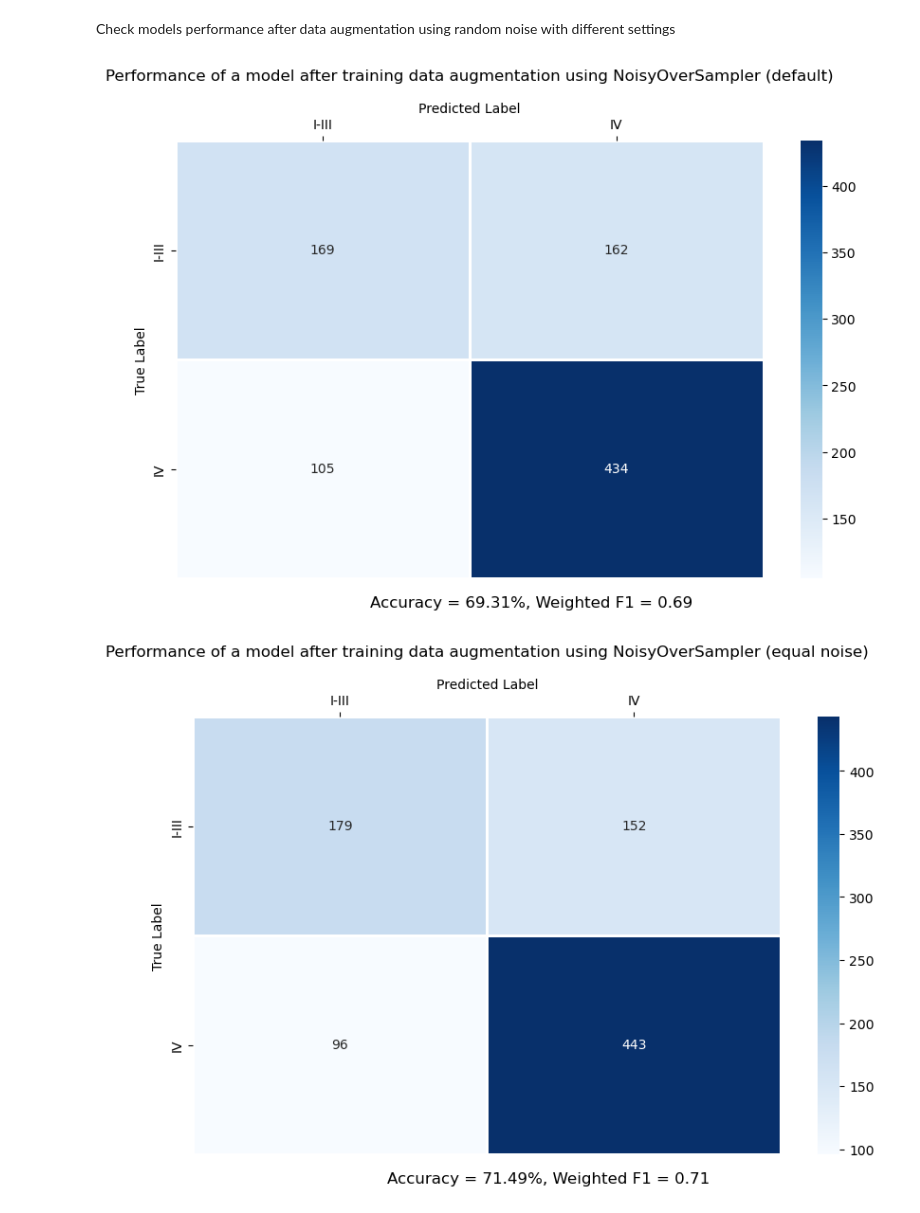
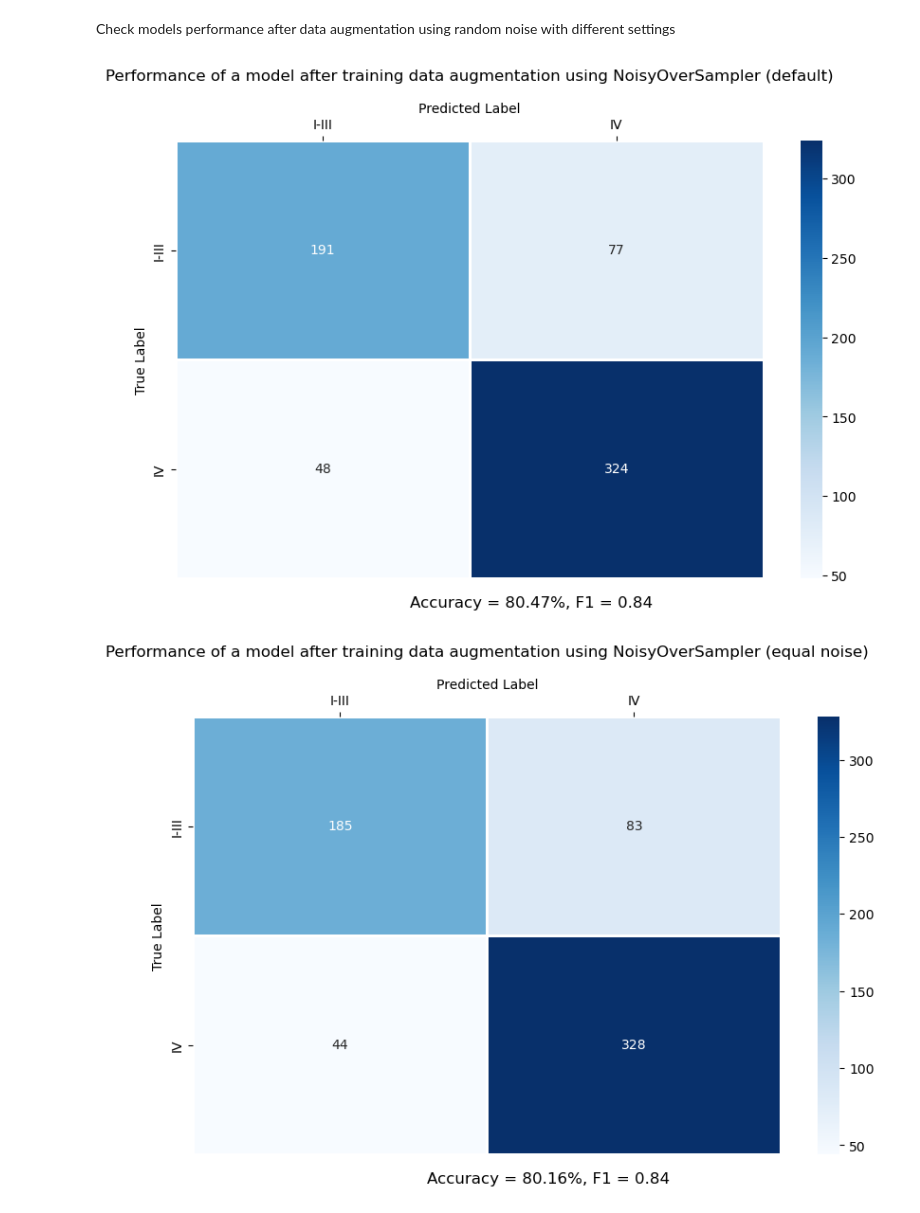
Before and after one commit to CyperStone/cancer-stage-prediction, a Jupyter notebook: notebooks/data_augmentation.ipynb, the cells around one changed output. Cells and saved outputs as stored; diff of their text form; code cells hidden in the pictures.

```diff
--- a/notebooks/data_augmentation.ipynb
+++ b/notebooks/data_augmentation.ipynb
@@ -34,7 +36,7 @@ output_dir_binary = '../results/updated_data/stable_features/data_augmentation/b
 # %% [markdown]
 Load training data (after dimensionality reduction)
 # %%
-data_path = '../data/cleaned/updated/stable_features/'
+data_path = '../data/cleaned/original/'
 
 train = pd.read_csv(os.path.join(data_path, 'train.csv'), sep=';')
 train.info()
@@ -300,14 +346,13 @@ over_samplers = (
     ADASYN(random_state=random_state),
     BorderlineSMOTE(random_state=random_state),
     SVMSMOTE(random_state=random_state),
-#     KMeansSMOTE(random_state=random_state),
     SMOTETomek(random_state=random_state),
 )
 
 for over_sampler in over_samplers:
     objective_func = partial(
         objective,
-        X_train=X_train_reducted_binary,
+        X_train=X_train_reduced_binary,
         stratification_groups=stratification_groups_binary,
         xgb_config=xgb_config,
         scoring=scoring_func,
@@ -321,13 +366,13 @@ for over_sampler in over_samplers:
 
     y_pred = stratified_cross_val_predict(
         estimator=best_xgb,
-        df=X_train_reducted_binary,
+        df=X_train_reduced_binary,
         stratification_groups=stratification_groups_binary,
         label_col='Stage',
         over_sampler=over_sampler,
-        n_splits=5
+        n_splits=10
     )
-    y_true = list(X_train_reducted_binary['Stage'].values)
+    y_true = list(X_train_reduced_binary['Stage'].values)
     labels = list(labels_encoding_binary.keys())
 
     accuracy = accuracy_score(y_true, y_pred.astype(int))
@@ -348,0 +396,9 @@ for over_sampler in over_samplers:
+# %%
+xgb_config = {
+    'objective': 'binary:logistic',
+    'tree_method': 'gpu_hist',
+    'gpu_id': 0,
+    'random_state': random_state,
+}
+
+scoring_func = balanced_accuracy_score
@@ -456,7 +536,7 @@ random_samplers_dict = {
 for settings, random_sampler in random_samplers_dict.items():
     objective_func = partial(
         objective,
-        X_train=X_train_reducted_multiclass,
+        X_train=X_train_reduced_multiclass,
         stratification_groups=stratification_groups_multiclass,
         xgb_config=xgb_config,
         scoring=scoring_func,
@@ -470,13 +550,13 @@ for settings, random_sampler in random_samplers_dict.items():
 
     y_pred = stratified_cross_val_predict(
         estimator=best_xgb,
-        df=X_train_reducted_multiclass,
+        df=X_train_reduced_multiclass,
         stratification_groups=stratification_groups_multiclass,
         label_col='Stage',
         over_sampler=random_sampler,
-        n_splits=5
+        n_splits=10
     )
-    y_true = list(X_train_reducted_multiclass['Stage'].values)
+    y_true = list(X_train_reduced_multiclass['Stage'].values)
     labels = list(labels_encoding_multiclass.keys())
 
     accuracy = accuracy_score(y_true, y_pred.astype(int))
@@ -551,40 +599,40 @@ random_samplers_dict = {
 for settings, random_sampler in random_samplers_dict.items():
     objective_func = partial(
         objective,
-        X_train=X_train_reducted_binary,
+        X_train=X_train_reduced_binary,
         stratification_groups=stratification_groups_binary,
         xgb_config=xgb_config,
         scoring=scoring_func,
         over_sampler=random_sampler
     )
     study = optuna.create_study(direction='maximize')
     study.optimize(objective_func, n_trials=50)
 
     best_params = {**study.best_params, **xgb_config}
     best_xgb = XGBClassifier(**best_params)
 
     y_pred = stratified_cross_val_predict(
         estimator=best_xgb,
-        df=X_train_reducted_binary,
+        df=X_train_reduced_binary,
         stratification_groups=stratification_groups_binary,
         label_col='Stage',
         over_sampler=random_sampler,
-        n_splits=5
+        n_splits=10
     )
-    y_true = list(X_train_reducted_binary['Stage'].values)
+    y_true = list(X_train_reduced_binary['Stage'].values)
     labels = list(labels_encoding_binary.keys())
 
     accuracy = accuracy_score(y_true, y_pred.astype(int))
-    f1 = f1_score(y_true, y_pred.astype(int), average='weighted')
+    f1 = f1_score(y_true, y_pred.astype(int))
     cm = confusion_matrix(y_true, y_pred.astype(int))
 
     over_sampler_name = random_sampler.__class__.__name__
     settings_str = ', '.join([setting.replace('_', ' ') for setting in settings.split('_and_')])
     title = f'Performance of a model after training data augmentation using {over_sampler_name} ({settings_str})'
-    scores_subtitle = f'Accuracy = {accuracy*100:.2f}%, Weighted F1 = {f1:.2f}'
+    scores_subtitle = f'Accuracy = {accuracy*100:.2f}%, F1 = {f1:.2f}'
 
     filename = f'{over_sampler_name}_{settings}.png'
     plot_confusion_matrix(cm, labels, title, scores_subtitle, output_path=os.path.join(output_dir_binary, filename))
 # %% [output]
-[figure, old version]
+[figure, new version]
-[figure, old version]
+[figure, new version]
```
Also changed, not shown: parts of 30 cells of this notebook.
